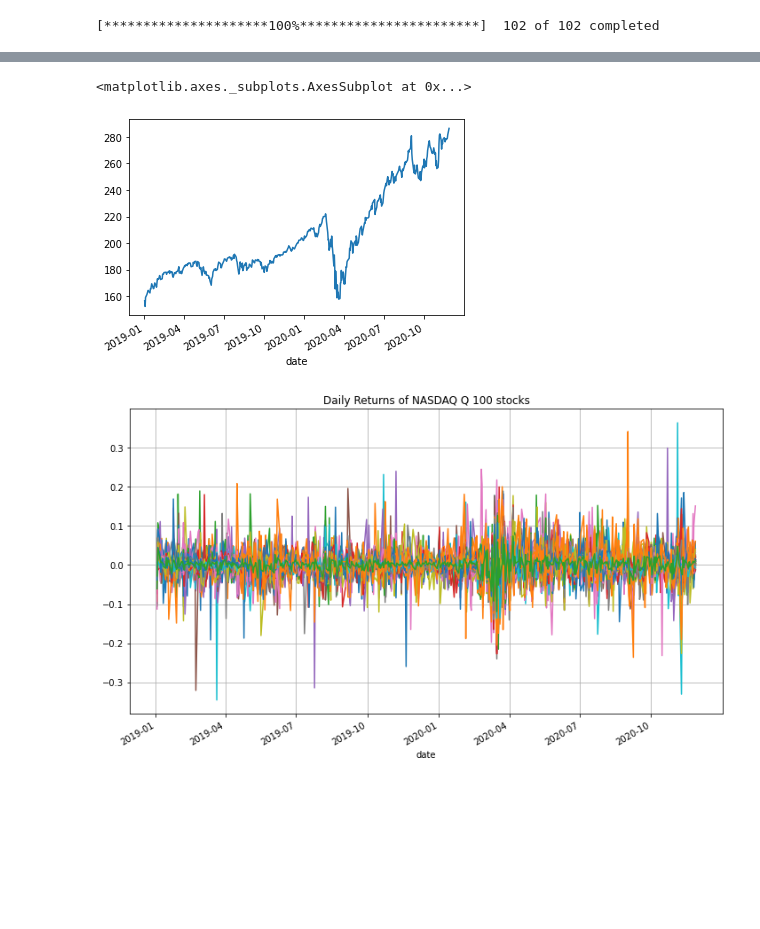
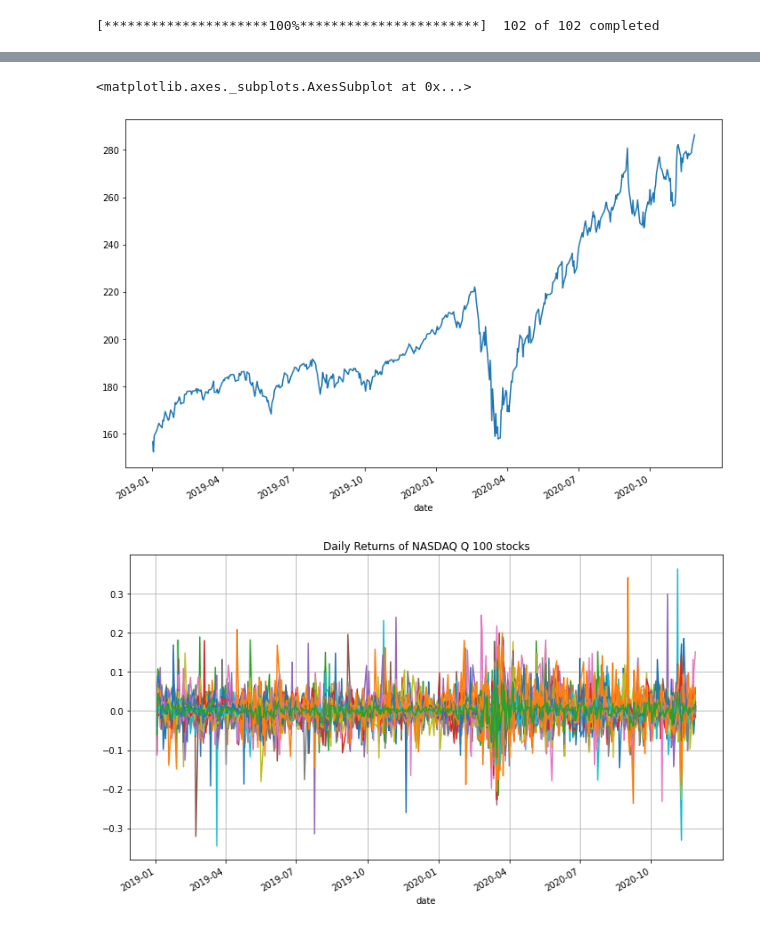
Before and after one commit to AnnaBujniewicz/semester_project, a Jupyter notebook: NASDAQ_100_exploration_UML_.ipynb, the cells around one changed output, grey strips where cells are left out. Cells and saved outputs as stored; diff of their text form; code cells hidden in the pictures; blank space fills up the shorter version.

```diff
--- a/NASDAQ_100_exploration_UML_.ipynb
+++ b/NASDAQ_100_exploration_UML_.ipynb
@@ -82,10 +81,11 @@ df.plot.line(legend=False)
 # %%
 #average of the 100 how it is developing
+plt.figure(figsize=(12,8))
 df['average'] = df.mean(axis=1)
 df['average'].plot.line()
 # %% [output]
 <matplotlib.axes._subplots.AxesSubplot at 0x...>
-[figure, old version]
+[figure, new version]
 # %%
 stock_returns = df.apply(np.log).diff(1)
 # %%
```
Also changed, not shown: parts of 24 cells of this notebook.
